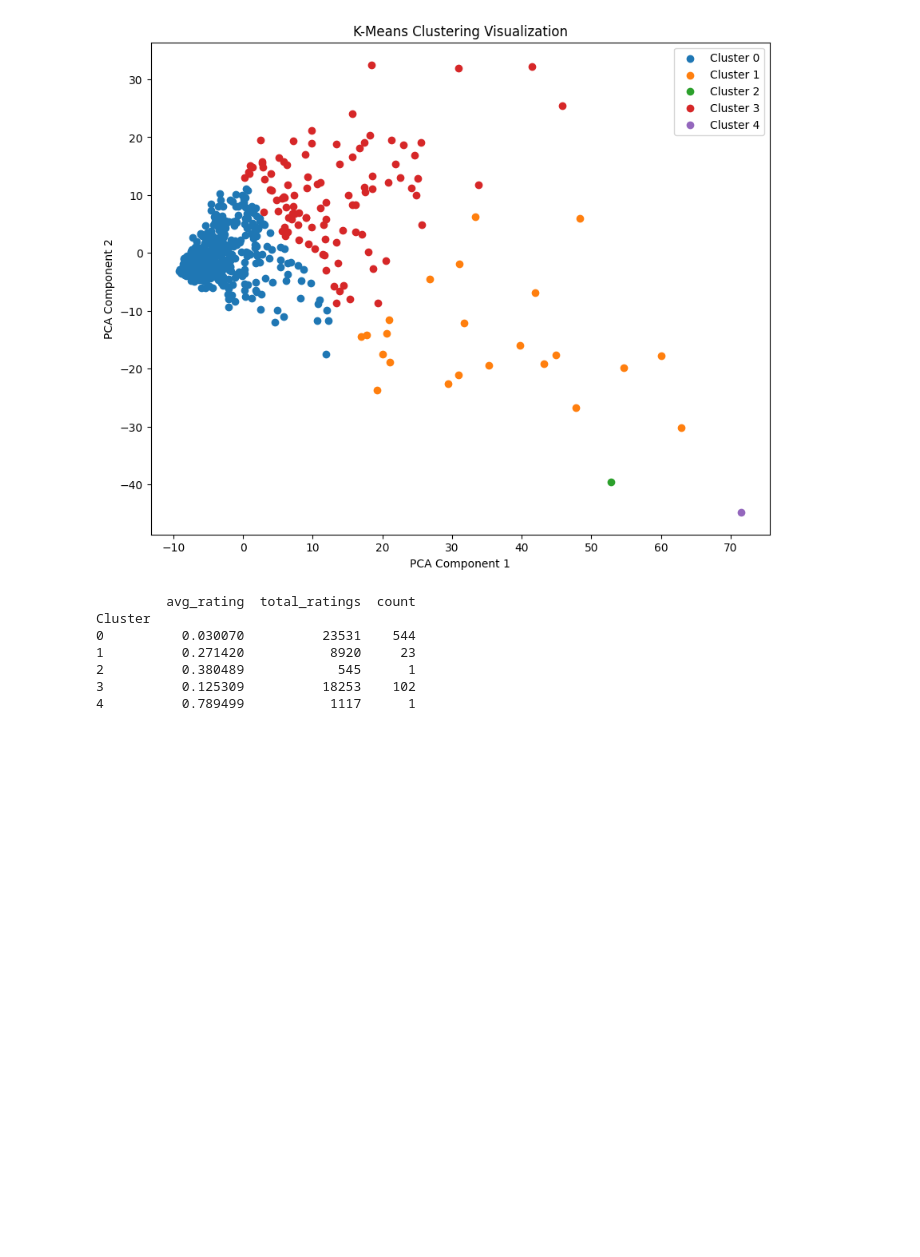
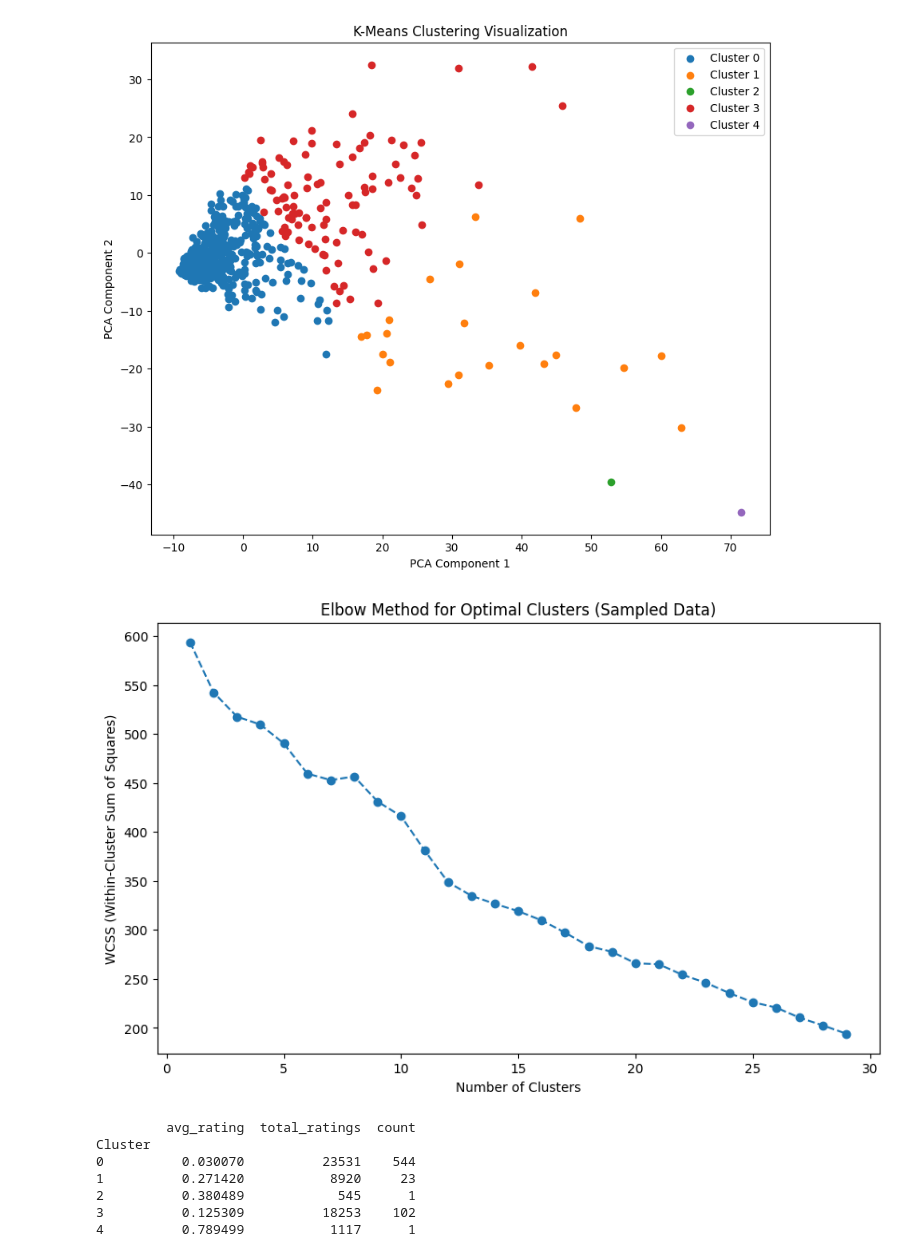
Before and after one commit to AnnieYurongHuang/bound, a Jupyter notebook: main.ipynb, the cells around one changed output. Drawn from its saved outputs; the diff is of its cells as text; code cells hidden in the pictures; blank space fills up the shorter version.

Commit message:
Use elbow method

```diff
--- a/main.ipynb
+++ b/main.ipynb
@@ -190,0 +112,10 @@ plt.show()
+# %%
+def get_user_movies_list(users_data):
+    # users = a list of users IDs
+    # users_data = a dataframe of users favourite movies or users watched movies
+
+    users = np.unique(users_data['userId'])
+    result = []
+    for user in users:
+        result.append(str(list(users_data[users_data['userId'] == user]['movieId'])).split('[')[1].split(']')[0])
+    return result
@@ -190,0 +140,17 @@ plt.show()
+# %%
+from scipy.sparse import csr_matrix
+
+user_movies_list = get_user_movies_list(users_fav_movies)
+
+def prepSparseMatrix(list_of_str):
+    # list_of_str = A list, which contain strings of users favourite movies separate by comma ",".
+    # It will return us sparse matrix and feature names on which sparse matrix is defined
+    # i.e. name of movies in the same order as the column of sparse matrix
+    cv = CountVectorizer(token_pattern = r'[^\,\ ]+', lowercase = False)
+    sparseMatrix = cv.fit_transform(list_of_str)
+    return sparseMatrix.A, cv.get_feature_names_out()
+
+users = np.unique(users_fav_movies['userId'])
+sparseMatrix, feature_names = prepSparseMatrix(user_movies_list)
+df_sparseMatrix = pd.DataFrame(sparseMatrix, index = users, columns = feature_names)
+df_sparseMatrix
@@ -214,6 +194,24 @@ plt.legend()
 plt.show()
 # %% [output]
 [figure]
+# %%
+sampled_matrix = df_sparseMatrix.sample(frac=0.1, random_state=42)  # Use 10% of the data
+sampled_matrix = df_sparseMatrix.iloc[:, :500]  # Use only the first 500 movies
+wcss = []
+for i in range(1, 30):  # Test 1 to 10 clusters
+    kmeans = KMeans(n_clusters=i, init='k-means++', random_state=42)
+    kmeans.fit(sampled_matrix.values)
+    wcss.append(kmeans.inertia_)
+
+# Plot the elbow graph
+plt.figure(figsize=(10, 6))
+plt.plot(range(1, 30), wcss, marker='o', linestyle='--')
+plt.title('Elbow Method for Optimal Clusters (Sampled Data)')
+plt.xlabel('Number of Clusters')
+plt.ylabel('WCSS (Within-Cluster Sum of Squares)')
+plt.show()
+# %% [output]
+[figure, added]
 # %%
 # Calculate the average rating and the total number of ratings per movie
 user_item_matrix['avg_rating'] = user_item_matrix.mean(axis=1)
```
Also changed, not shown: parts of 7 cells of this notebook.
